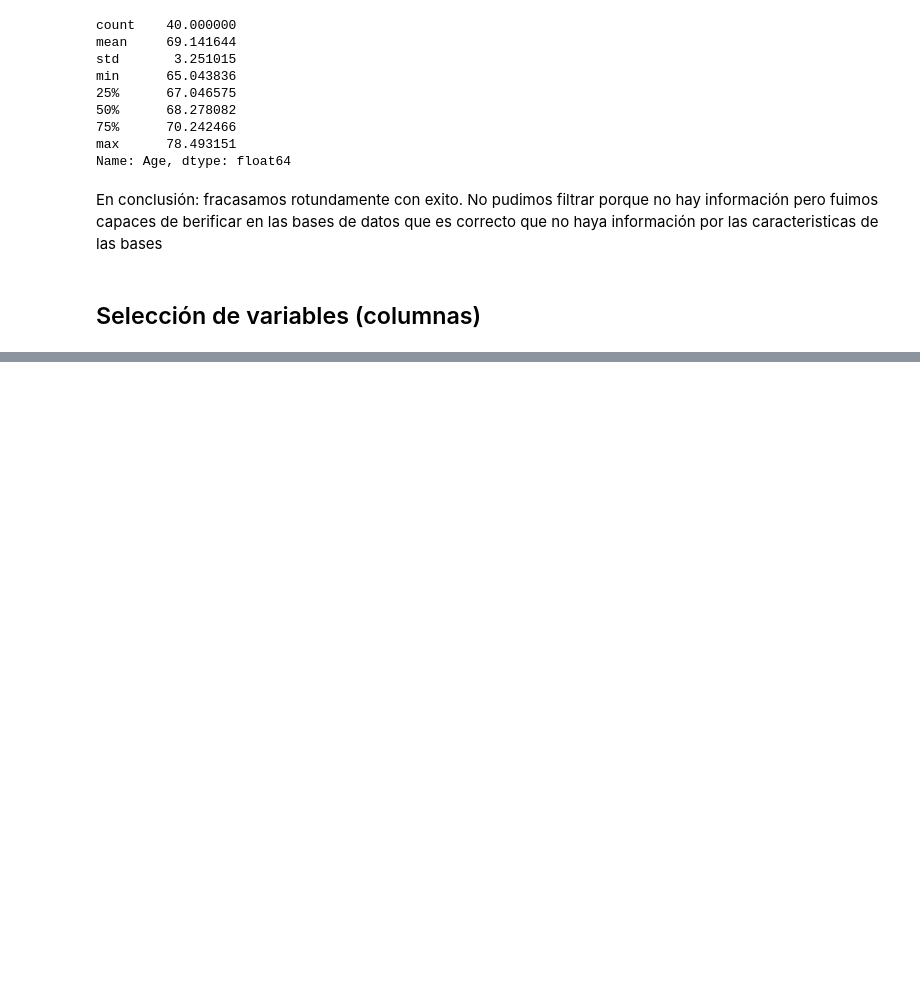
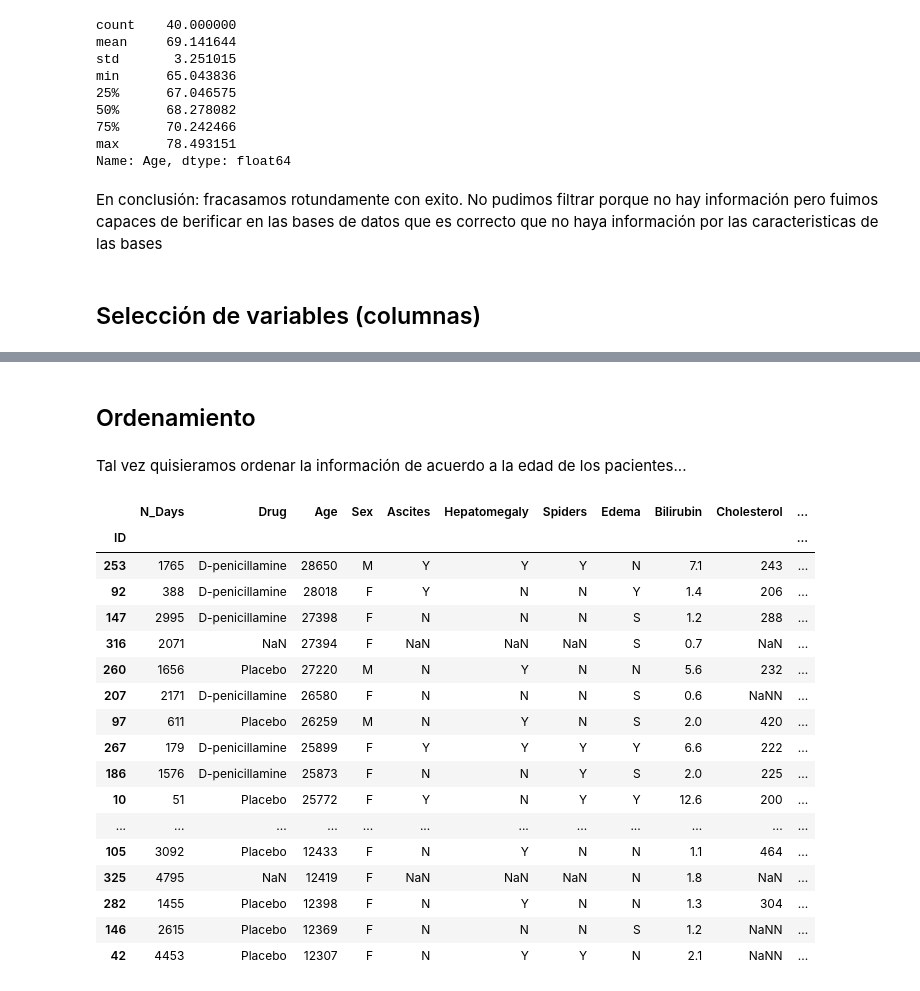
Before and after one commit to Grim1004/DMEMCDM1, a Jupyter notebook: python/cirrosis.ipynb, the cells around one changed output, grey strips where cells are left out. Cells and saved outputs as stored; diff of their text form; code cells hidden in the pictures; blank space fills up the shorter version.

```diff
--- a/python/cirrosis.ipynb
+++ b/python/cirrosis.ipynb
@@ -430,0 +572,27 @@ En conclusión: fracasamos rotundamente con exito. No pudimos filtrar porque no
+# %% [markdown]
+## Ordenamiento
+# %% [markdown]
+Tal vez quisieramos ordenar la información de acuerdo a la edad de los pacientes...
+# %%
+# Ordenar el dataframe por edad en orden decreciente
+cirrosis_orden_edad_decreciente = cirrosis.sort_values(by='Age', ascending=False) # Si queremos que sea de mayor edad a menor edad usamos False
+cirrosis_orden_edad_decreciente
+# %% [output]
+|  | N_Days | Drug | Age | Sex | Ascites | Hepatomegaly | Spiders | Edema | Bilirubin | Cholesterol | ... |
+| ID |  |  |  |  |  |  |  |  |  |  | ... |
+| 253 | 1765 | D-penicillamine | 28650 | M | Y | Y | Y | N | 7.1 | 243 | ... |
+| 92 | 388 | D-penicillamine | 28018 | F | Y | N | N | Y | 1.4 | 206 | ... |
+| 147 | 2995 | D-penicillamine | 27398 | F | N | N | N | S | 1.2 | 288 | ... |
+| 316 | 2071 | NaN | 27394 | F | NaN | NaN | NaN | S | 0.7 | NaN | ... |
+| 260 | 1656 | Placebo | 27220 | M | N | Y | N | N | 5.6 | 232 | ... |
+| 207 | 2171 | D-penicillamine | 26580 | F | N | N | N | S | 0.6 | NaNN | ... |
+| 97 | 611 | Placebo | 26259 | M | N | Y | N | S | 2.0 | 420 | ... |
+| 267 | 179 | D-penicillamine | 25899 | F | Y | Y | Y | Y | 6.6 | 222 | ... |
+| 186 | 1576 | D-penicillamine | 25873 | F | N | N | Y | S | 2.0 | 225 | ... |
+| 10 | 51 | Placebo | 25772 | F | Y | N | Y | Y | 12.6 | 200 | ... |
+| ... | ... | ... | ... | ... | ... | ... | ... | ... | ... | ... | ... |
+| 105 | 3092 | Placebo | 12433 | F | N | Y | N | N | 1.1 | 464 | ... |
+| 325 | 4795 | NaN | 12419 | F | NaN | NaN | NaN | N | 1.8 | NaN | ... |
+| 282 | 1455 | Placebo | 12398 | F | N | Y | N | N | 1.3 | 304 | ... |
+| 146 | 2615 | Placebo | 12369 | F | N | N | N | S | 1.2 | NaNN | ... |
+| 42 | 4453 | Placebo | 12307 | F | N | Y | Y | N | 2.1 | NaNN | ... |
```
Also changed, not shown: parts of 31 cells of this notebook.
